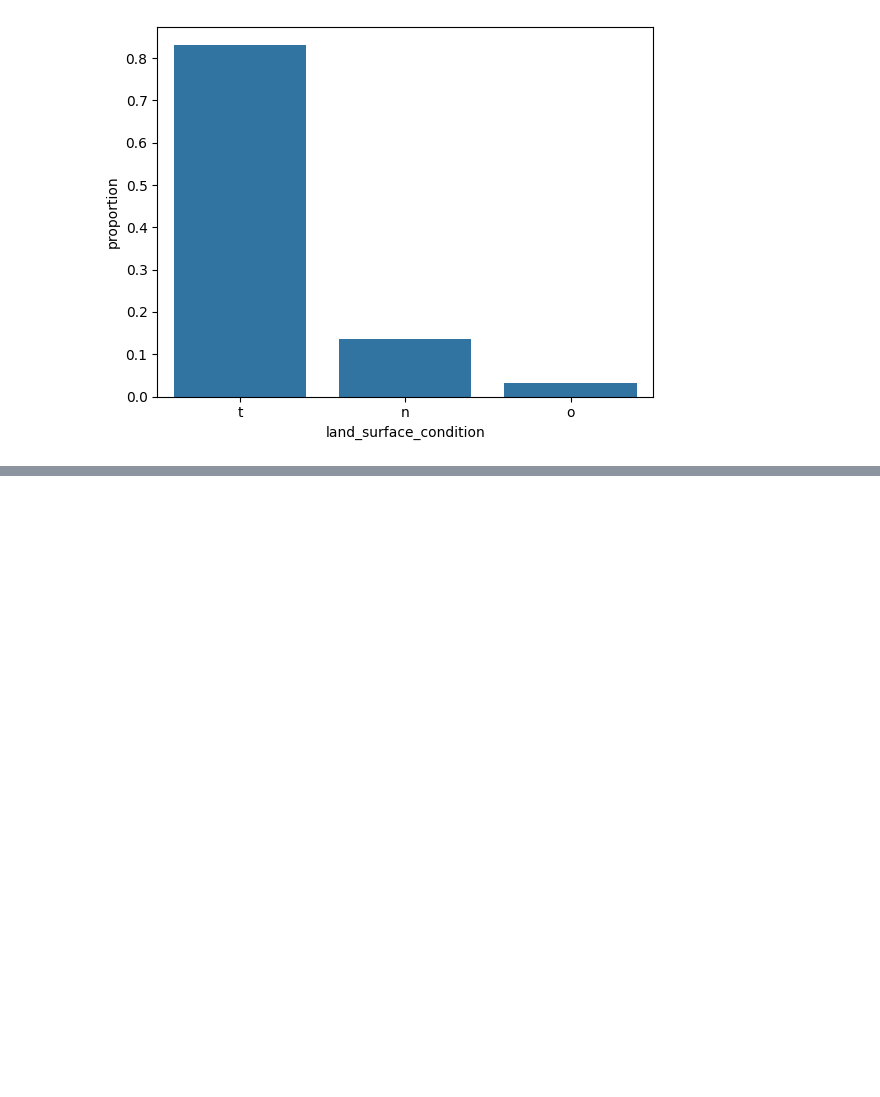
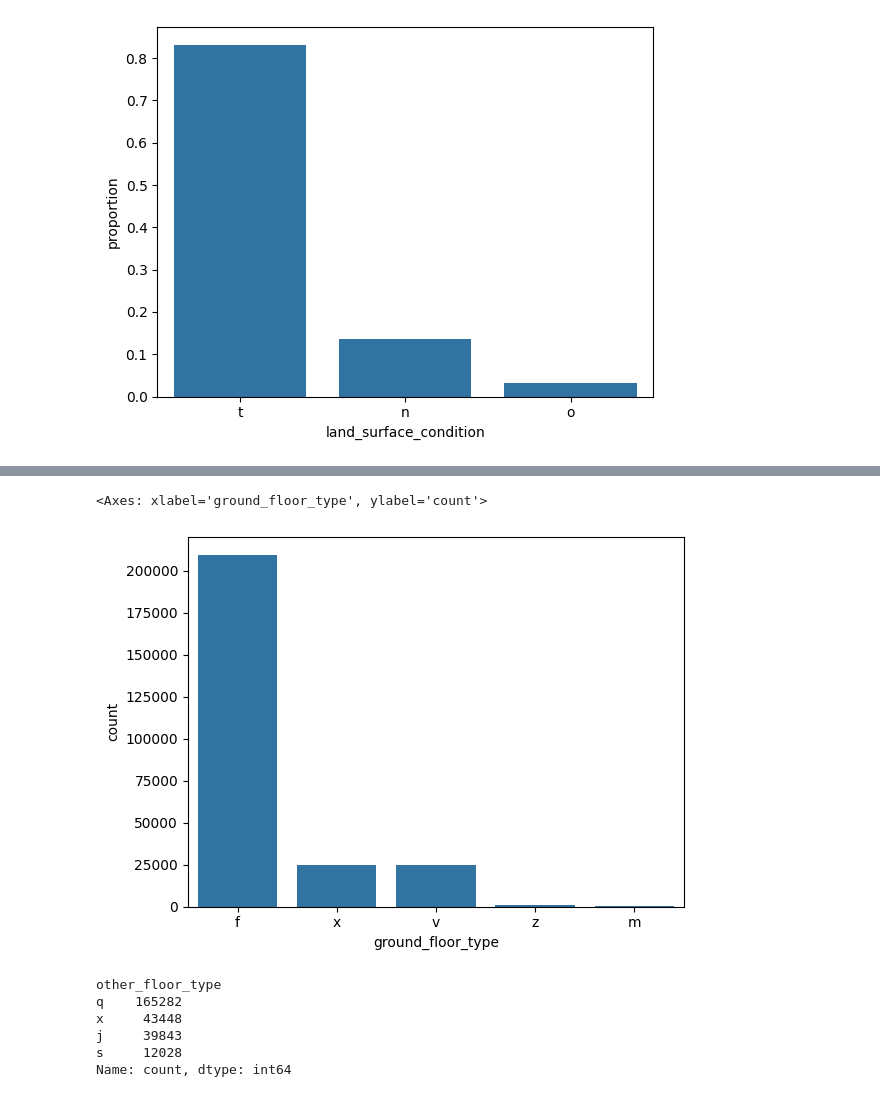
Before and after one commit to Hor-layinka/Hobs-Portfolio-projects, a Jupyter notebook: ClassificationModels/earth_quake_damage_pred.ipynb, the cells around one changed output, grey strips where cells are left out. Cells and saved outputs as stored; diff of their text form; code cells hidden in the pictures; blank space fills up the shorter version.

```diff
--- a/ClassificationModels/earth_quake_damage_pred.ipynb
+++ b/ClassificationModels/earth_quake_damage_pred.ipynb
@@ -118,0 +172,16 @@ sns.barplot(data=train_data.land_surface_condition.value_counts(normalize=True))
+# %%
+# plot didtriburion
+sns.barplot(data=train_data.ground_floor_type.value_counts())
+# %% [output]
+<Axes: xlabel='ground_floor_type', ylabel='count'>
+[figure, added]
+# %%
+# Other floors type
+train_data.other_floor_type.value_counts()
+# %% [output]
+other_floor_type
+q    165282
+x     43448
+j     39843
+s     12028
+Name: count, dtype: int64
```
Also changed, not shown: parts of 17 cells of this notebook.
